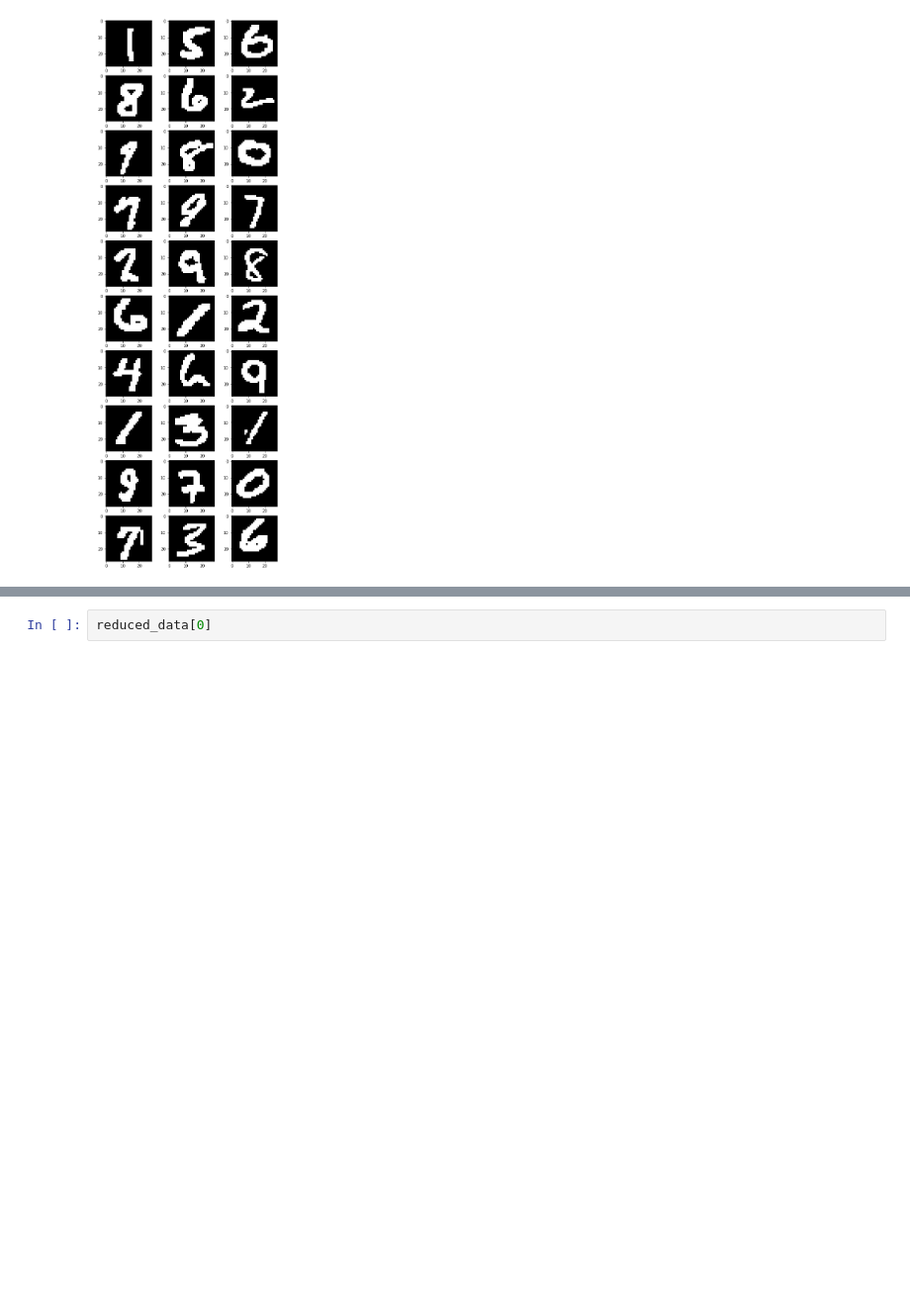
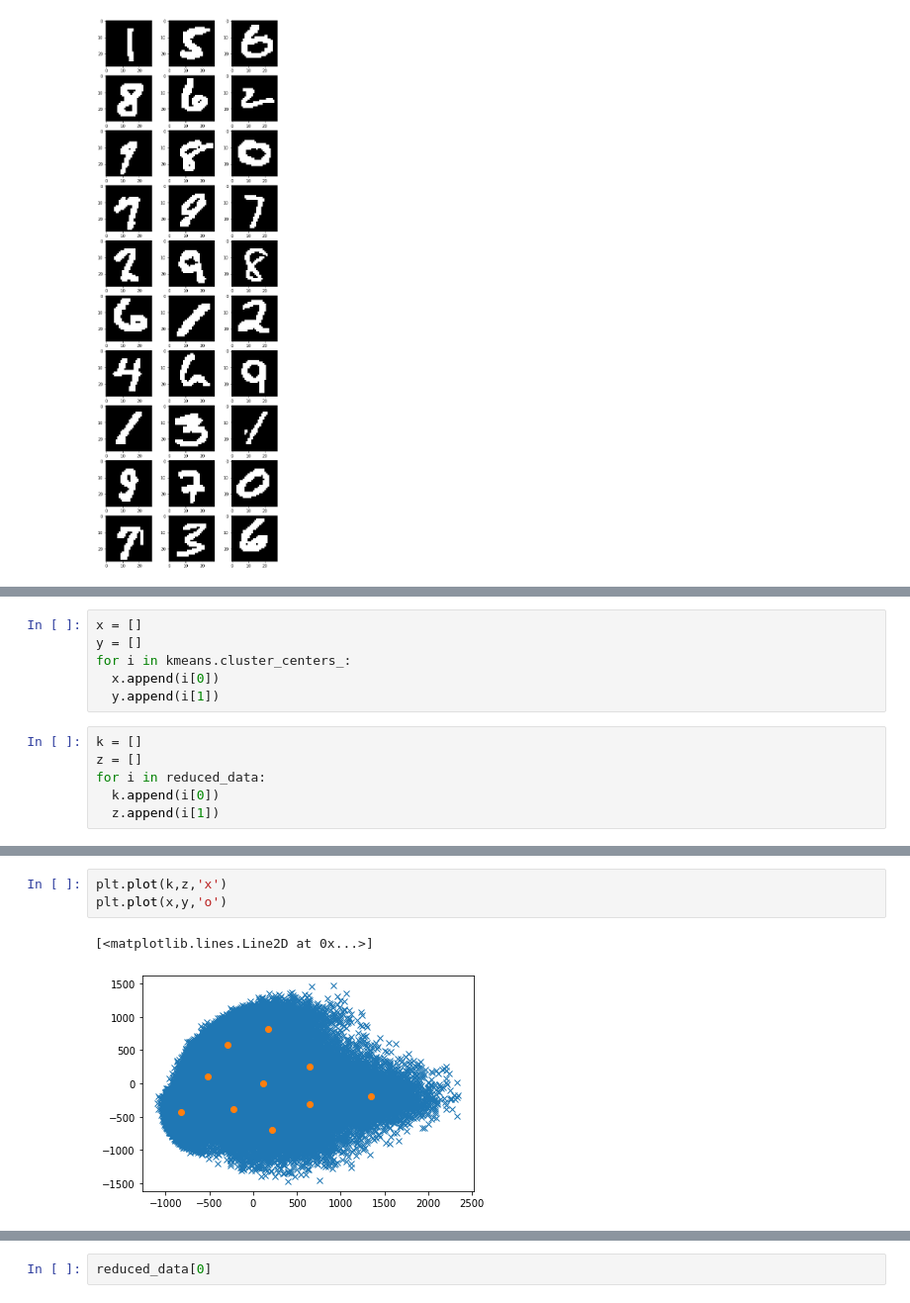
Before and after one commit to DaanMoura/AprendizadoDeMaquina, a Jupyter notebook: trabalho2/AM_Trab2.ipynb, the cells around one changed output, grey strips where cells are left out. Shown: that part at 99% size. Saved outputs shown, nothing was run; the diff lists cells and outputs as text; blank space fills up the shorter version.

```diff
--- a/trabalho2/AM_Trab2.ipynb
+++ b/trabalho2/AM_Trab2.ipynb
@@ -96,0 +107,12 @@ array([9, 3, 4, ..., 6, 1, 2], dtype=int32)
+# %%
+x = []
+y = []
+for i in kmeans.cluster_centers_:
+  x.append(i[0])
+  y.append(i[1])
+# %%
+k = []
+z = []
+for i in reduced_data:
+  k.append(i[0])
+  z.append(i[1])
@@ -96,0 +132,6 @@ array([9, 3, 4, ..., 6, 1, 2], dtype=int32)
+# %%
+plt.plot(k,z,'x')
+plt.plot(x,y,'o')
+# %% [output]
+[<matplotlib.lines.Line2D at 0x...>]
+[figure, added]
```
Also changed, not shown: parts of 11 cells of this notebook.
